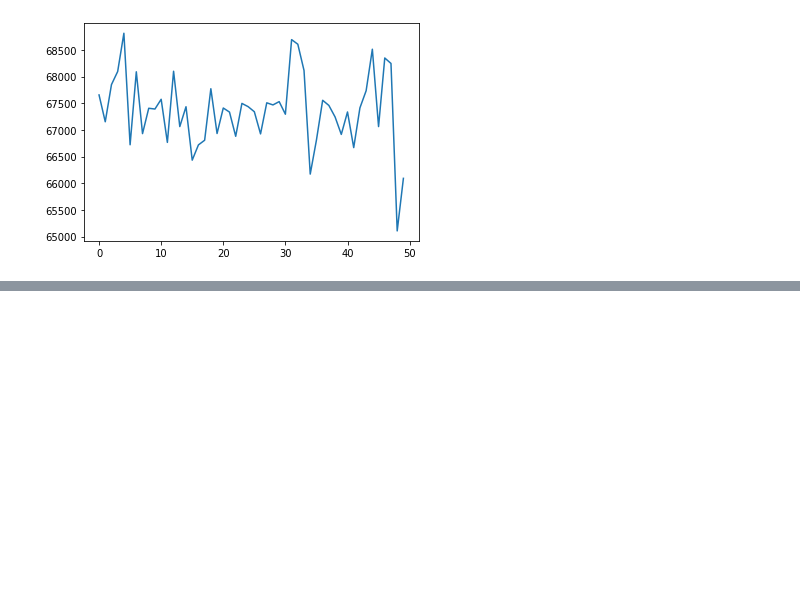
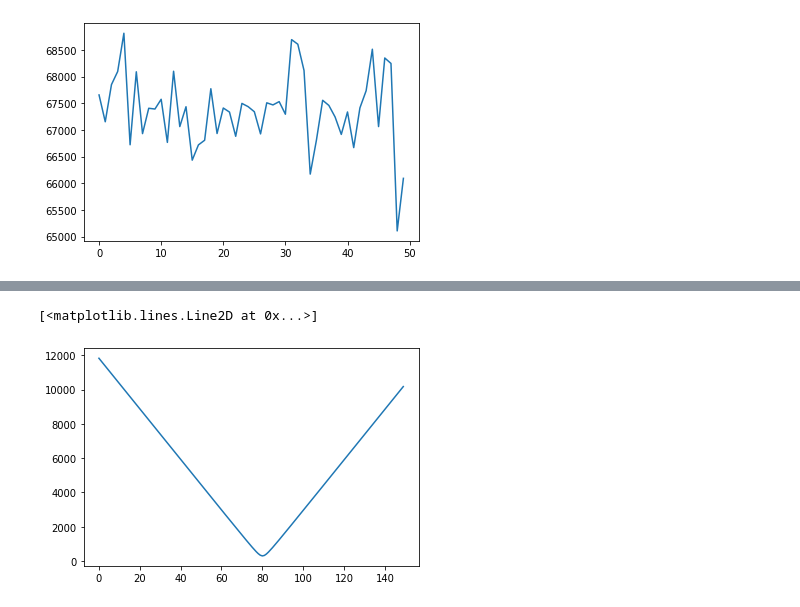
Before and after one commit to lthul1/COVID_reviewed, a Jupyter notebook: Untitled.ipynb, the cells around one changed output, grey strips where cells are left out. Saved outputs shown, nothing was run; the diff lists cells and outputs as text; code cells hidden in the pictures; blank space fills up the shorter version.

```diff
--- a/Untitled.ipynb
+++ b/Untitled.ipynb
@@ -115,0 +102,22 @@ array([[59043.49649114, 59826.50655073, 60459.00919917, 59295.12146855,
+# %%
+pS = 0.4
+pI = 0.3
+pR = 1- pS -pI
+N = 1000
+x = np.arange(0,1500,10)
+# %%
+A = np.random.multinomial(N, pvals=[pS,pI,pR],size=1000)
+# %%
+S = A[:,0]
+I = A[:,0]
+# %%
+c=[]
+v=[]
+for xx in x:
+    c.append(np.mean(S * I - I * xx))
+    v.append(np.std(S*I - I*xx))
+# %%
+plt.plot(v)
+# %% [output]
+[<matplotlib.lines.Line2D at 0x...>]
+[figure, added]
```
Also changed, not shown: parts of 17 cells of this notebook, 12 other files.
